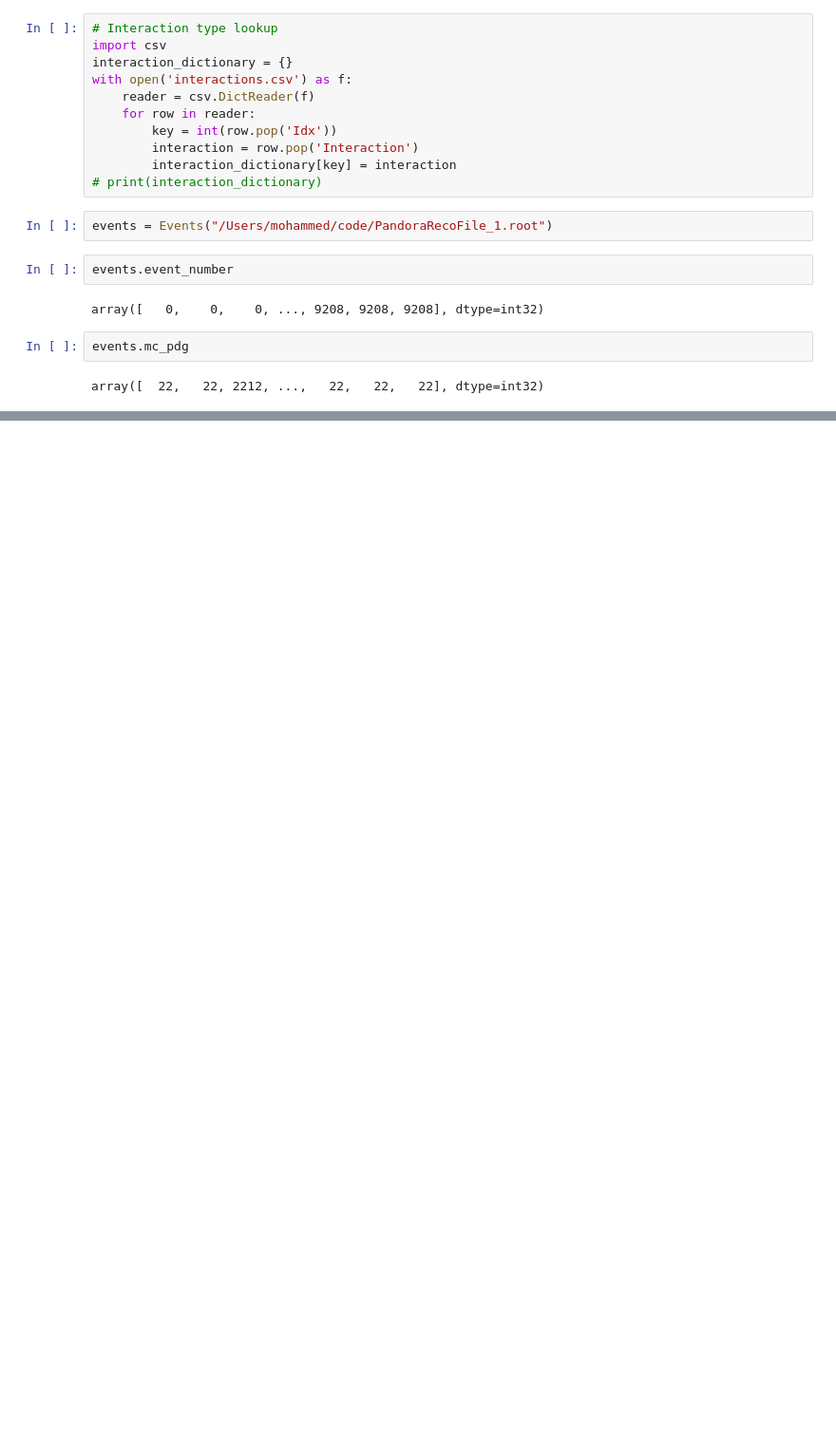
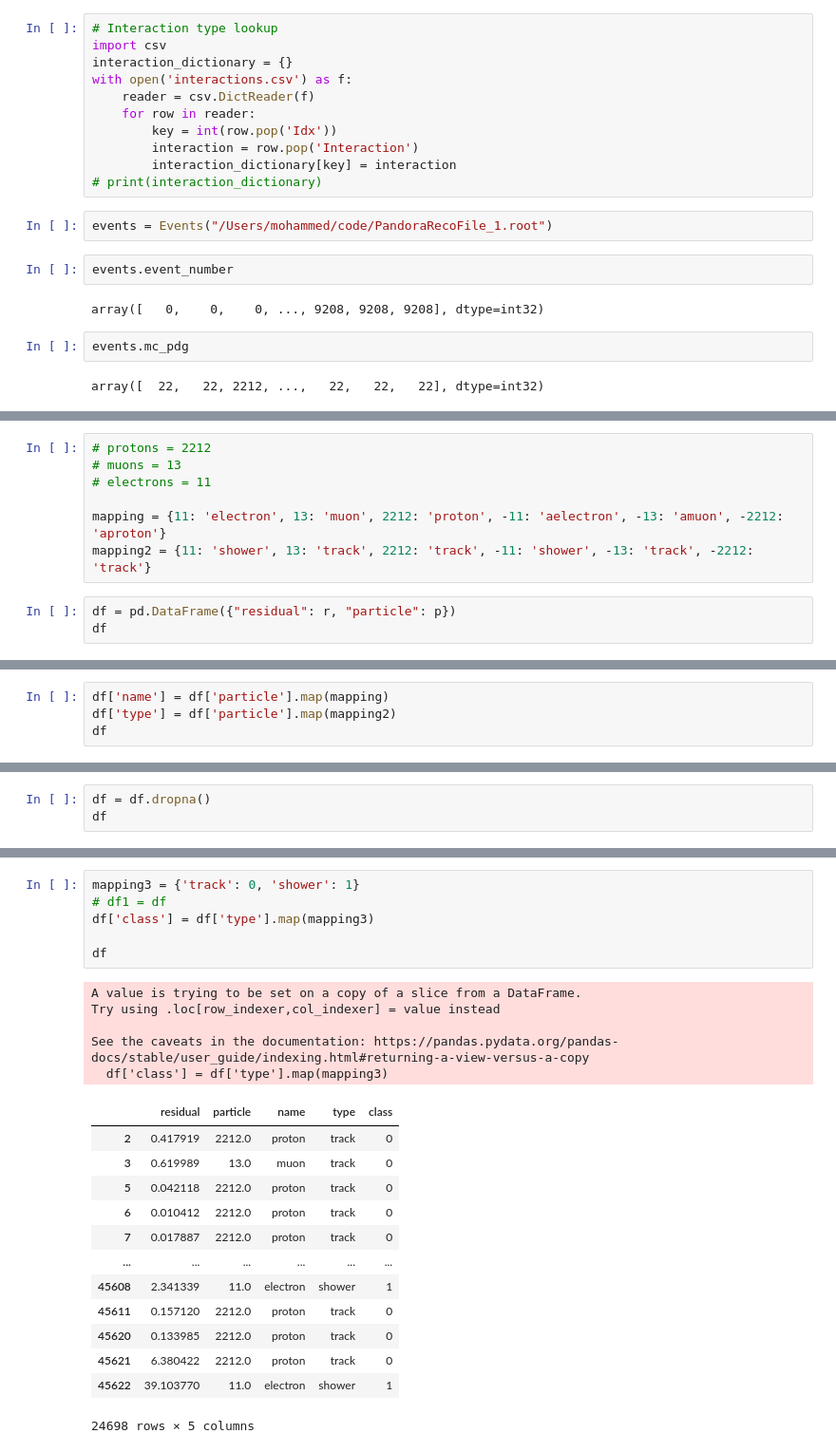
Before and after one commit to mohummudh/neutrinos-dune, a Jupyter notebook: mohammed/feature1/residuals.ipynb, the cells around one changed output, grey strips where cells are left out. Shown at 95% size. Drawn from its saved outputs; the diff is of its cells as text; blank space fills up the shorter version.

```diff
--- a/mohammed/feature1/residuals.ipynb
+++ b/mohammed/feature1/residuals.ipynb
@@ -87,0 +154,10 @@ plt.hist(r, 21)
+# %%
+# protons = 2212
+# muons = 13
+# electrons = 11
+
+mapping = {11: 'electron', 13: 'muon', 2212: 'proton', -11: 'aelectron', -13: 'amuon', -2212: 'aproton'}
+mapping2 = {11: 'shower', 13: 'track', 2212: 'track', -11: 'shower', -13: 'track', -2212: 'track'}
+# %%
+df = pd.DataFrame({"residual": r, "particle": p})
+df
@@ -87,0 +178,4 @@ plt.hist(r, 21)
+# %%
+df['name'] = df['particle'].map(mapping)
+df['type'] = df['particle'].map(mapping2)
+df
@@ -87,0 +196,3 @@ plt.hist(r, 21)
+# %%
+df = df.dropna()
+df
@@ -87,0 +213,25 @@ plt.hist(r, 21)
+# %%
+mapping3 = {'track': 0, 'shower': 1}
+# df1 = df
+df['class'] = df['type'].map(mapping3)
+
+df
+# %% [output]
+A value is trying to be set on a copy of a slice from a DataFrame.
+Try using .loc[row_indexer,col_indexer] = value instead
+
+See the caveats in the documentation: https://pandas.pydata.org/pandas-docs/stable/user_guide/indexing.html#returning-a-view-versus-a-copy
+  df['class'] = df['type'].map(mapping3)
+|  | residual | particle | name | type | class |
+| 2 | 0.417919 | 2212.0 | proton | track | 0 |
+| 3 | 0.619989 | 13.0 | muon | track | 0 |
+| 5 | 0.042118 | 2212.0 | proton | track | 0 |
+| 6 | 0.010412 | 2212.0 | proton | track | 0 |
+| 7 | 0.017887 | 2212.0 | proton | track | 0 |
+| ... | ... | ... | ... | ... | ... |
+| 45608 | 2.341339 | 11.0 | electron | shower | 1 |
+| 45611 | 0.157120 | 2212.0 | proton | track | 0 |
+| 45620 | 0.133985 | 2212.0 | proton | track | 0 |
+| 45621 | 6.380422 | 2212.0 | proton | track | 0 |
+| 45622 | 39.103770 | 11.0 | electron | shower | 1 |
+24698 rows × 5 columns
```
Also changed, not shown: parts of 29 cells of this notebook.
